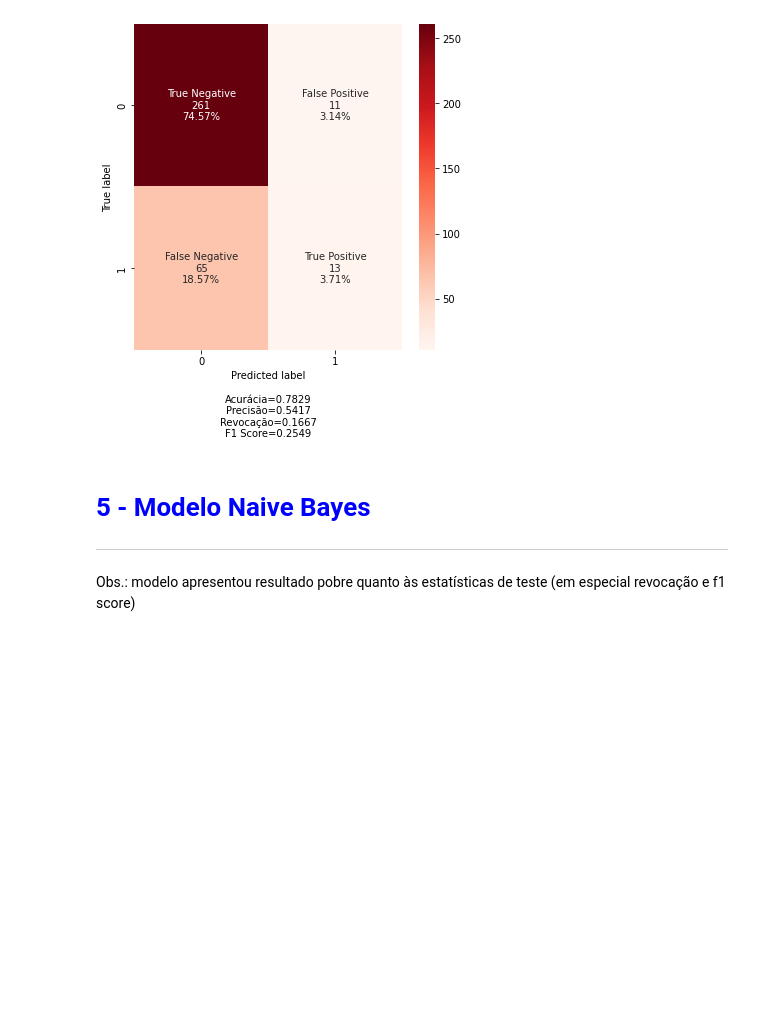
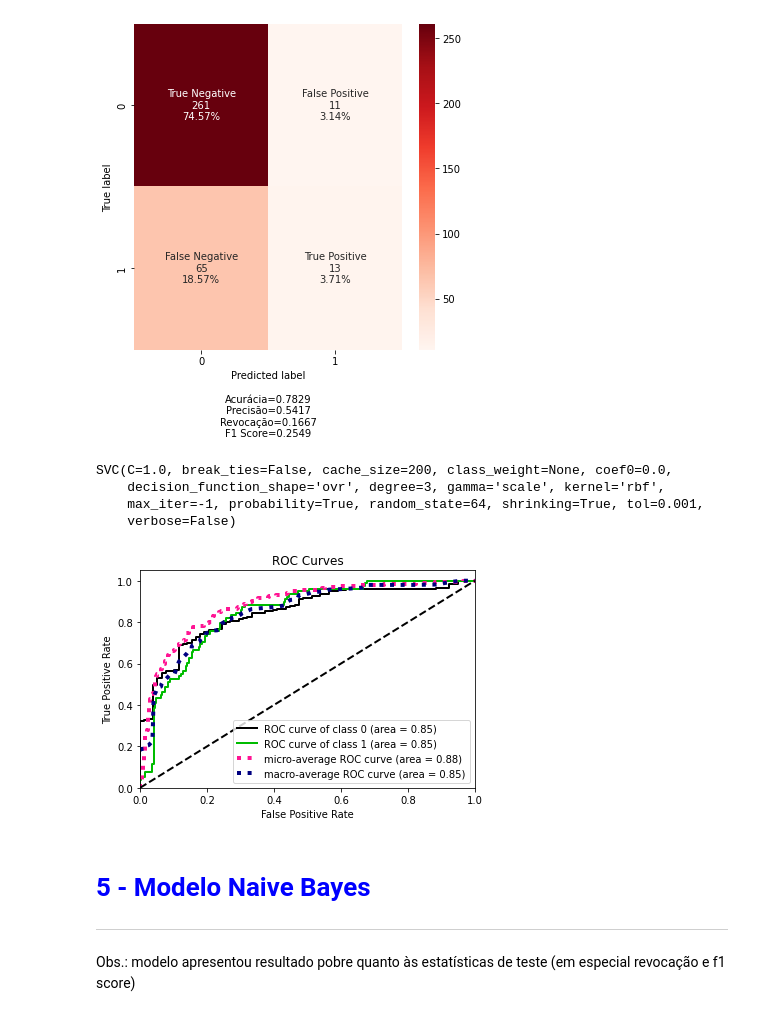
Before and after one commit to Mastroiani/TCC, a Jupyter notebook: MLDT.ipynb, the cells around one changed output. Drawn from its saved outputs; the diff is of its cells as text; code cells hidden in the pictures; blank space fills up the shorter version.

```diff
--- a/MLDT.ipynb
+++ b/MLDT.ipynb
@@ -197,13 +218,28 @@ def train_model(model):
   <h10>Obs.: modelo apresentou resultado pobre quanto às estatísticas de teste (em especial revocação e f1 score)</h10>
 # %%
 # instanciando modelo 'ml_SVC' de hiperparâmetros default
-ml_SVC = SVC()
+ml_SVC = SVC(probability=True, random_state=64)
 
 # executando o treinamento do modelo
 train_model(ml_SVC)
 # %% [output]
 A column-vector y was passed when a 1d array was expected. Please change the shape of y to (n_samples, ), for example using ravel().
 [figure]
+# %%
+ml_SVC
+# %% [output]
+SVC(C=1.0, break_ties=False, cache_size=200, class_weight=None, coef0=0.0,
+    decision_function_shape='ovr', degree=3, gamma='scale', kernel='rbf',
+    max_iter=-1, probability=True, random_state=64, shrinking=True, tol=0.001,
+    verbose=False)
+# %%
+import scikitplot as skplt
+import matplotlib.pyplot as plt
+y_probas = ml_SVC.predict_proba(X_test)
+skplt.metrics.plot_roc(y_test, y_probas)
+plt.show()
+# %% [output]
+[figure, added]
 # %% [markdown]
 <h1><FONT COLOR="blue">5 - Modelo Naive Bayes</h1>
 <hr <FONT COLOR="blue"></hr>
```
Also changed, not shown: parts of 25 cells of this notebook.
